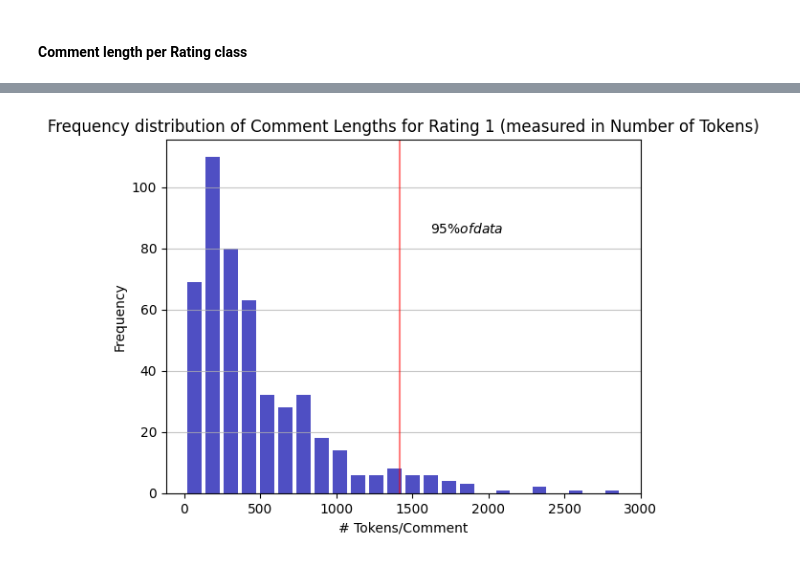
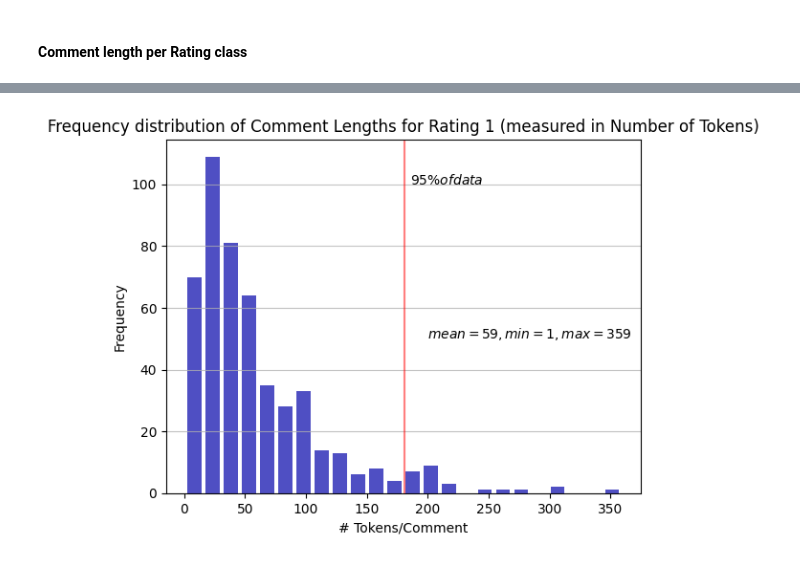
Before and after one commit to anagarlau/yelp-rating-predictor, a Jupyter notebook: 2_text_preprocessing/Data_Cleaning.ipynb, the cells around one changed output, grey strips where cells are left out. Cells and saved outputs as stored; diff of their text form; code cells hidden in the pictures.

```diff
--- a/2_text_preprocessing/Data_Cleaning.ipynb
+++ b/2_text_preprocessing/Data_Cleaning.ipynb
@@ -251,7 +269,8 @@ import numpy as np
 # Count number of tokens per Comment
 yelp = pd.read_csv('cleaned_data_yelp.csv')
 def compute_length(text):
-    length_in_tokens = len(text)
+    tokens = nltk.word_tokenize(text)
+    length_in_tokens = len(tokens)
     return length_in_tokens
 yelp['Number_Tokens']= yelp['Tokenized_Comment'].apply(lambda x: compute_length(x))
 
@@ -299,17 +331,16 @@ maxfreq = n.max()
 # %%
-## Create Plot for Rating 1
-
 n, bins, patches = plt.hist(x=yelp1.Number_Tokens, bins='auto', color='#0504aa',alpha=0.7, rwidth=0.75)
 
 plt.grid(axis='y', alpha=0.75)
 plt.xlabel('# Tokens/Comment')
 
 q95= yelp1['Number_Tokens'].quantile(q=0.95)
 plt.axvline(q95, color='red',alpha=0.5)
-plt.text(q95+200, 85, r'$95 \% of data$')
+plt.text(q95+5, 100, r'$95 \% of data$')
 
 plt.ylabel('Frequency')
 plt.title('Frequency distribution of Comment Lengths for Rating 1 (measured in Number of Tokens)')
+plt.text(200, 50, r'$mean=59, min=1, max=359$')
 maxfreq = n.max()
 # %% [output]
-[figure, old version]
+[figure, new version]
```
Also changed, not shown: parts of 17 cells of this notebook.
